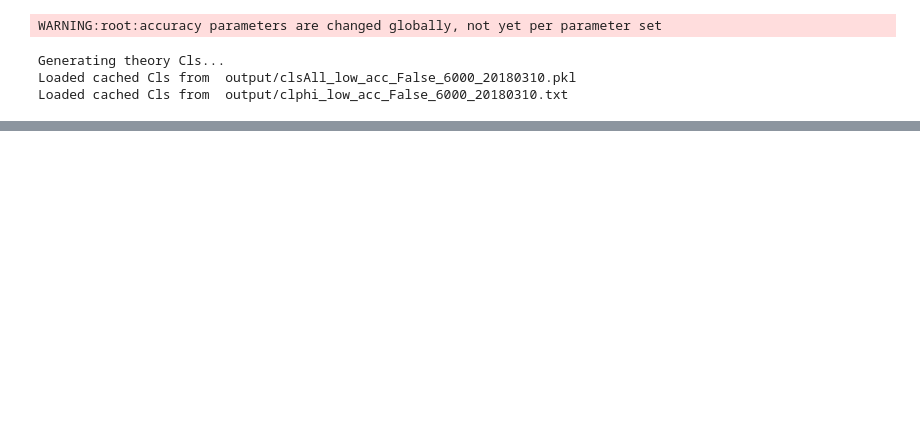
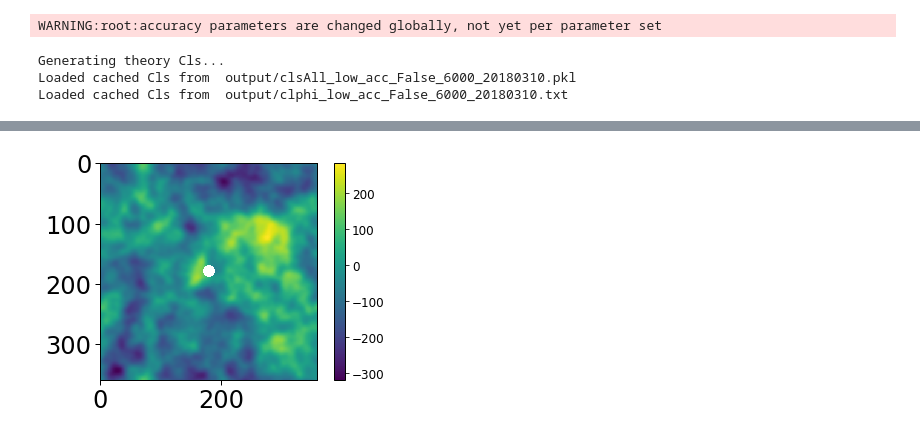
Before and after one commit to msyriac/orphics, a Jupyter notebook: tutorials/Inpainting.ipynb, the cells around one changed output, grey strips where cells are left out. Cells and saved outputs as stored; diff of their text form; code cells hidden in the pictures; blank space fills up the shorter version.

```diff
--- a/tutorials/Inpainting.ipynb
+++ b/tutorials/Inpainting.ipynb
@@ -45,0 +54,5 @@ MemoryError:
+# %%
+tmasked = masked[0]
+io.plot_img(tmasked)
+# %% [output]
+[figure, added]
```
Also changed, not shown: parts of 8 cells of this notebook, 2 other files.
